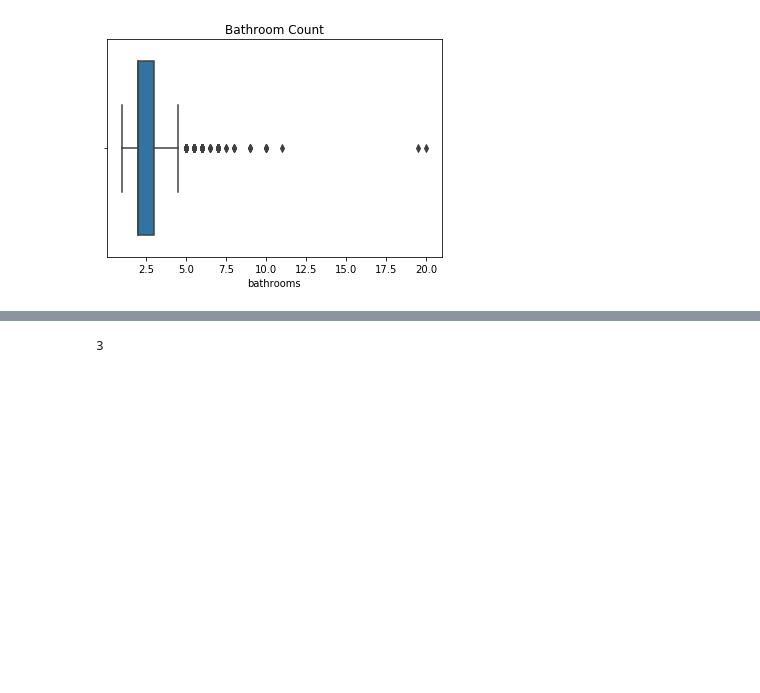
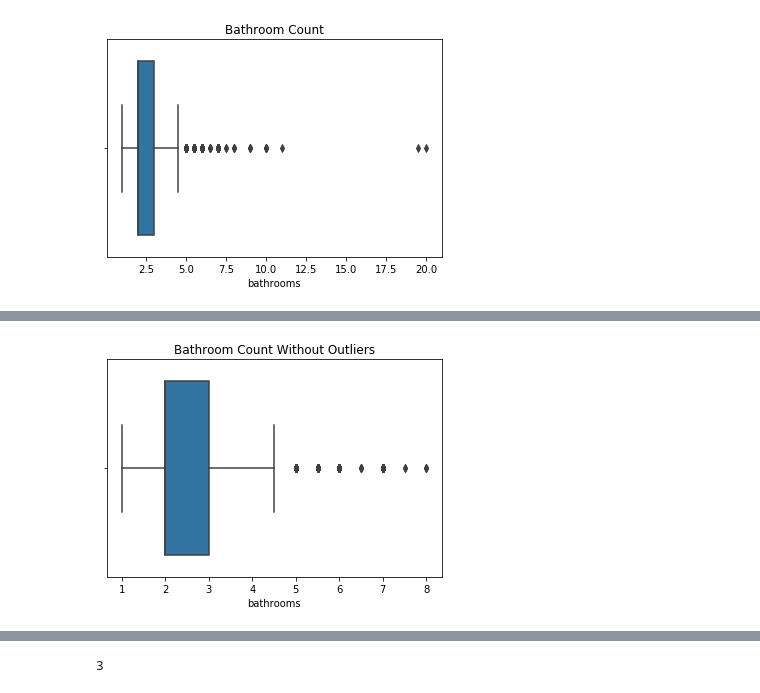
Before and after one commit to faithkane3/zillow_project, a Jupyter notebook: zillow_project_walkthrough.ipynb, the cells around one changed output, grey strips where cells are left out. Drawn from its saved outputs; the diff is of its cells as text; code cells hidden in the pictures; blank space fills up the shorter version.

```diff
--- a/zillow_project_walkthrough.ipynb
+++ b/zillow_project_walkthrough.ipynb
@@ -541,4 +565,11 @@ Name: bedrooms, dtype: int64
 [figure]
+# %%
+sns.boxplot(x=no_out_X_train["bathrooms"])
+
+plt.title('Bathroom Count Without Outliers')
+plt.show()
+# %% [output]
+[figure, added]
 # %%
 print(no_out_X_train.bathrooms.value_counts(dropna=False).sort_index())
 sns.distplot(no_out_X_train.bathrooms)
```
Also changed, not shown: parts of 37 cells of this notebook, 2 other files.
